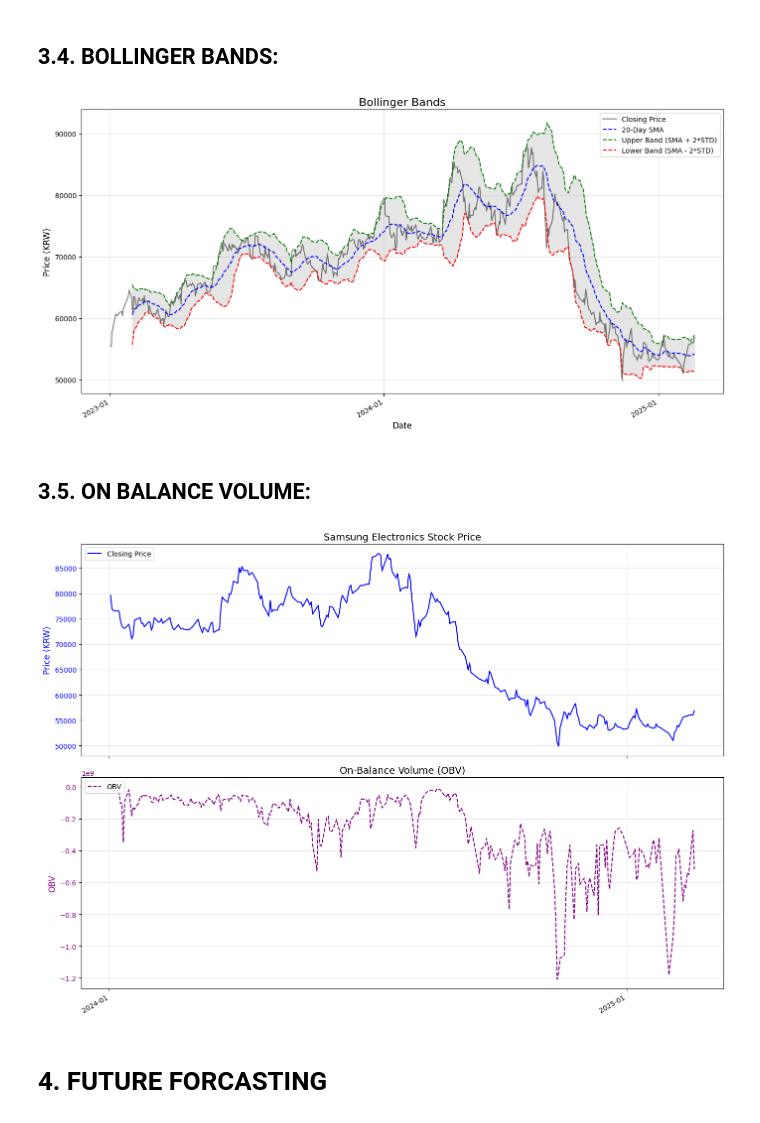
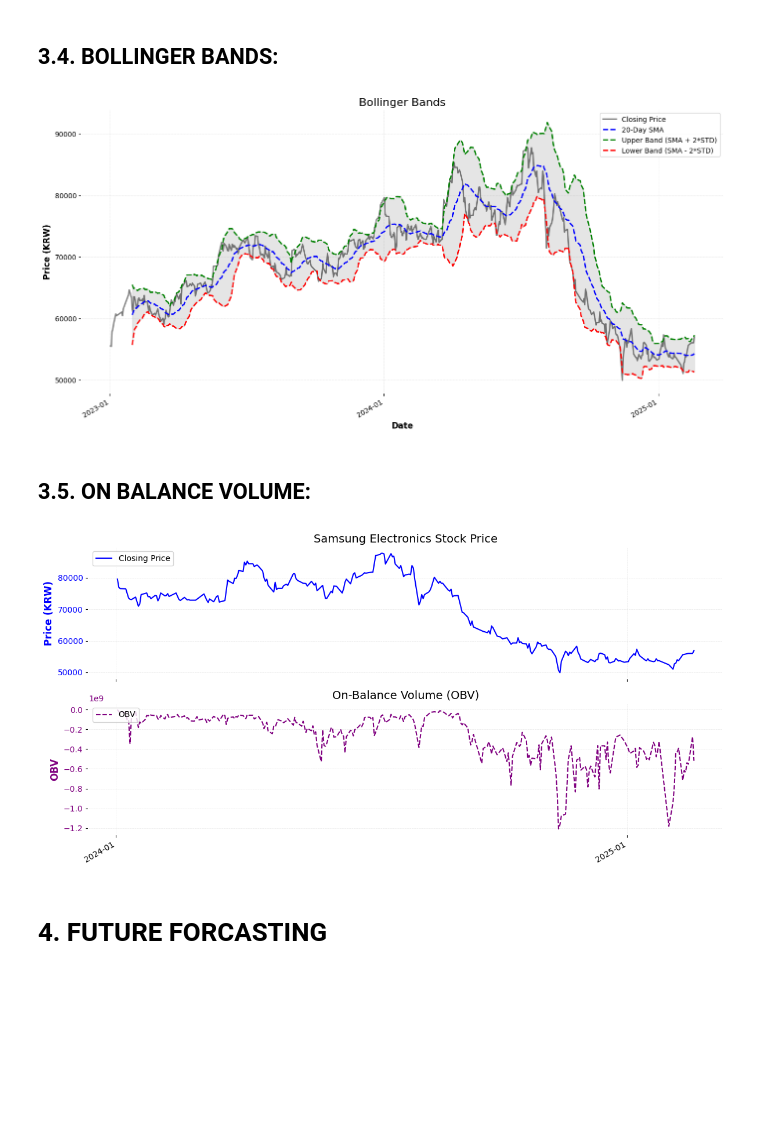
Before and after one commit to BIGDATA-GROUP-4/Samsung-Stock-Price, a Jupyter notebook: Samsung_stockprice.ipynb, the cells around one changed output. Cells and saved outputs as stored; diff of their text form; code cells hidden in the pictures; blank space fills up the shorter version.

```diff
--- a/Samsung_stockprice.ipynb
+++ b/Samsung_stockprice.ipynb
@@ -360,8 +363,6 @@ plt.show()
 # %% [output]
 [figure]
 # %%
-file_path = "Samsung Electronics Stock Historical Price.csv"
-ss_pd = pd.read_csv(file_path)
 ss_pd['Date'] = pd.to_datetime(ss_pd['Date'])
 ss_pd.sort_values('Date', inplace=True)
 ss_pd.set_index('Date', inplace=True)
@@ -542,31 +543,31 @@ plt.show()
 # %% [markdown]
 ## **3.4. BOLLINGER BANDS:**
 # %%
-ss_pd = ss_pd.sort_values('Date')  # Ensure data is in chronological order
-
-from datetime import datetime
+ss_pd_bol = ss_pd.copy()
+ss_pd_bol['Date'] = pd.to_datetime(ss_pd_bol['Date'])
+ss_pd_bol = ss_pd_bol.sort_values('Date')  # Ensure data is in chronological order
 
 # Filter data for 2023 to 2025
-start = datetime(2023, 1, 1).date()
-end = datetime(2025, 12, 31).date()
-ss_pd = ss_pd[(ss_pd['Date'] >= start) & (ss_pd['Date'] <= end)]
+start = pd.to_datetime('2023-01-01')
+end = pd.to_datetime('2025-12-31')
+ss_pd_bol = ss_pd_bol[(ss_pd_bol['Date'] >= start) & (ss_pd_bol['Date'] <= end)]
 
 # Calculate Bollinger Bands
 window = 20  # Moving average window
-ss_pd['SMA'] = ss_pd['Close'].rolling(window=window).mean()  # Simple Moving Average
-ss_pd['STD'] = ss_pd['Close'].rolling(window=window).std()   # Standard Deviation
-ss_pd['Upper Band'] = ss_pd['SMA'] + (2 * ss_pd['STD'])      # Upper Band
-ss_pd['Lower Band'] = ss_pd['SMA'] - (2 * ss_pd['STD'])      # Lower Band
+ss_pd_bol['SMA'] = ss_pd_bol['Close'].rolling(window=window).mean()  # Simple Moving Average
+ss_pd_bol['STD'] = ss_pd_bol['Close'].rolling(window=window).std()   # Standard Deviation
+ss_pd_bol['Upper Band'] = ss_pd_bol['SMA'] + (2 * ss_pd_bol['STD'])      # Upper Band
+ss_pd_bol['Lower Band'] = ss_pd_bol['SMA'] - (2 * ss_pd_bol['STD'])      # Lower Band
 
 # Plot Bollinger Bands
 plt.figure(figsize=(14, 7))
-plt.plot(ss_pd['Date'], ss_pd['Close'], label='Closing Price', color='black', alpha=0.5)
-plt.plot(ss_pd['Date'], ss_pd['SMA'], label='20-Day SMA', color='blue', linestyle='--')
-plt.plot(ss_pd['Date'], ss_pd['Upper Band'], label='Upper Band (SMA + 2*STD)', color='green', linestyle='--')
-plt.plot(ss_pd['Date'], ss_pd['Lower Band'], label='Lower Band (SMA - 2*STD)', color='red', linestyle='--')
+plt.plot(ss_pd_bol['Date'], ss_pd_bol['Close'], label='Closing Price', color='black', alpha=0.5)
+plt.plot(ss_pd_bol['Date'], ss_pd_bol['SMA'], label='20-Day SMA', color='blue', linestyle='--')
+plt.plot(ss_pd_bol['Date'], ss_pd_bol['Upper Band'], label='Upper Band (SMA + 2*STD)', color='green', linestyle='--')
+plt.plot(ss_pd_bol['Date'], ss_pd_bol['Lower Band'], label='Lower Band (SMA - 2*STD)', color='red', linestyle='--')
 
 # Fill the area between the bands
-plt.fill_between(ss_pd['Date'], ss_pd['Upper Band'], ss_pd['Lower Band'], color='gray', alpha=0.2)
+plt.fill_between(ss_pd_bol['Date'], ss_pd_bol['Upper Band'], ss_pd_bol['Lower Band'], color='gray', alpha=0.2)
 
 # Formatting
 plt.title('Bollinger Bands', fontsize=16)
@@ -583,52 +584,45 @@ plt.gcf().autofmt_xdate()  # Rotate x-axis labels
 plt.tight_layout()
 plt.show()
 # %% [output]
-[figure, old version]
+[figure, new version]
 # %% [markdown]
 ## **3.5. ON BALANCE VOLUME:**
 # %%
-ss_pd = ss_pd.sort_values('Date')  # Ensure data is in chronological order
-
-# Filter data for 2024 to 2025
-from datetime import datetime
-
-start_filter = datetime(2024, 1, 1).date()
-end_filter = datetime(2025, 12, 31).date()
-ss_pd = ss_pd[(ss_pd['Date'] >= start_filter) & (ss_pd['Date'] <= end_filter)]
+ss_pd_tech = ss_pd_tech.sort_values('Date')  # Ensure data is in chronological order
 
 # Calculate OBV
-ss_pd['OBV'] = 0  # Initialize OBV column
-ss_pd['OBV'] = ss_pd['OBV'].astype(float)  # Ensure OBV is float for cumulative sum
-ss_pd['OBV'] = ss_pd['Volume'] * (ss_pd['Close'].diff().apply(lambda x: 1 if x > 0 else (-1 if x < 0 else 0))).cumsum()
+ss_pd_tech['OBV'] = 0  # Initialize OBV column
+ss_pd_tech['OBV'] = ss_pd_tech['OBV'].astype(float)  # Ensure OBV is float for cumulative sum
+ss_pd_tech['OBV'] = ss_pd_tech['Volume'] * (ss_pd_tech['Close'].diff().apply(lambda x: 1 if x > 0 else (-1 if x < 0 else 0))).cumsum()
 
 # Create subplots
-fig, (ax1, ax2) = plt.subplots(2, 1, figsize=(14, 10), sharex=True)
+fig, (ax1, ax2) = plt.subplots(2, 1, figsize=(12,6), sharex=True)
 
 # Plot stock price on the first subplot
-ax1.plot(ss_pd['Date'], ss_pd['Close'], label='Closing Price', color='blue', linewidth=1.5)
+ax1.plot(ss_pd_tech['Date'], ss_pd_tech['Close'], label='Closing Price', color='blue', linewidth=1.5)
 ax1.set_ylabel('Price (KRW)', fontsize=12, color='blue')
 ax1.tick_params(axis='y', labelcolor='blue')
 ax1.set_title('Samsung Electronics Stock Price', fontsize=14)
 ax1.legend(loc='upper left')
 ax1.grid(True, alpha=0.3)
 
 # Plot OBV on the second subplot
-ax2.plot(ss_pd['Date'], ss_pd['OBV'], label='OBV', color='purple', linewidth=1.5, linestyle='--')
+ax2.plot(ss_pd_tech['Date'], ss_pd_tech['OBV'], label='OBV', color='purple', linewidth=1.5, linestyle='--')
 ax2.set_ylabel('OBV', fontsize=12, color='purple')
 ax2.tick_params(axis='y', labelcolor='purple')
 ax2.set_title('On-Balance Volume (OBV)', fontsize=14)
 ax2.legend(loc='upper left')
 ax2.grid(True, alpha=0.3)
 
 # Format x-axis to show months
 ax2.xaxis.set_major_formatter(plt.matplotlib.dates.DateFormatter('%Y-%m'))
 ax2.xaxis.set_major_locator(plt.matplotlib.dates.YearLocator())
 plt.gcf().autofmt_xdate()  # Rotate x-axis labels
 
 plt.tight_layout()
 plt.show()
 # %% [output]
-[figure, old version]
+[figure, new version]
 # %% [markdown]
 # **4. FUTURE FORCASTING**
 # %% [markdown]
```
Also changed, not shown: parts of 13 cells of this notebook, 10 other files.
